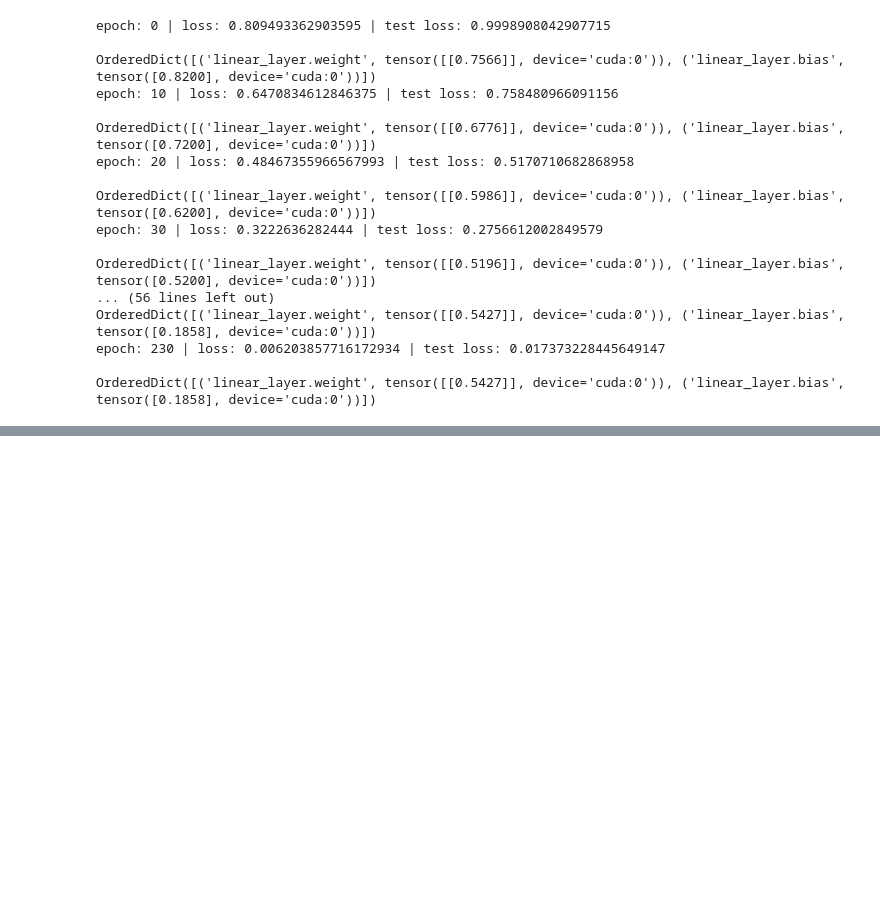
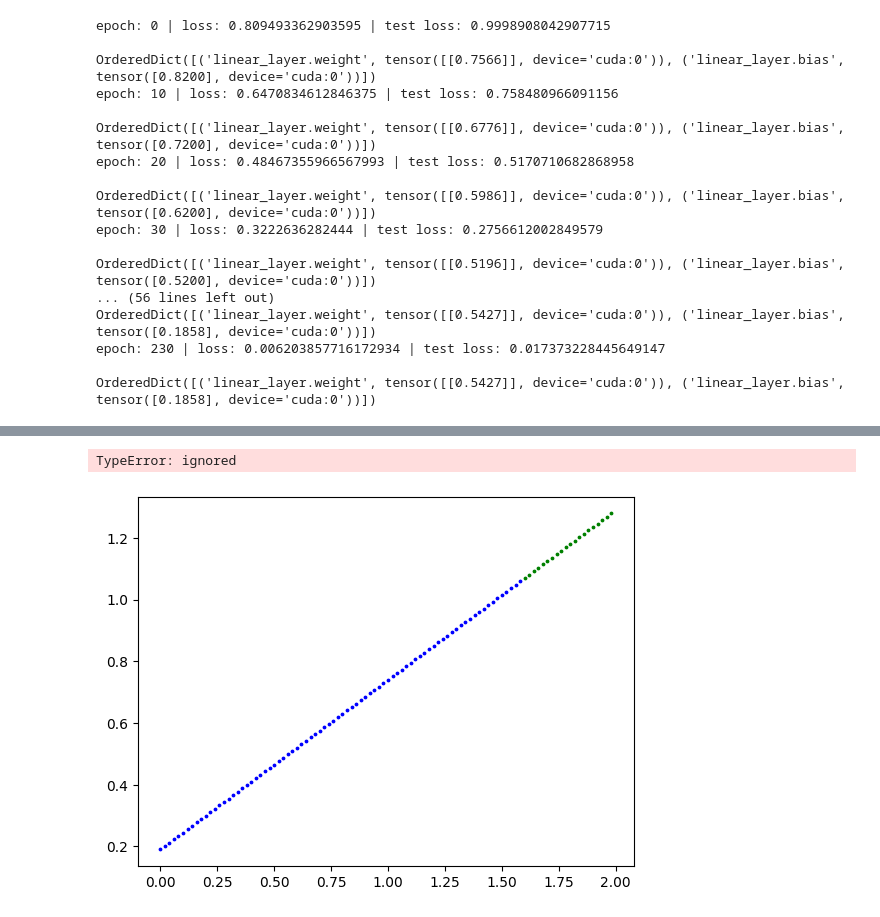
Before and after one commit to mirpouya/Pytorch_Tutorial, a Jupyter notebook: 01_PyTorch_Workflow.ipynb, the cells around one changed output, grey strips where cells are left out. Cells and saved outputs as stored; diff of their text form; code cells hidden in the pictures; blank space fills up the shorter version.

```diff
--- a/01_PyTorch_Workflow.ipynb
+++ b/01_PyTorch_Workflow.ipynb
@@ -646,7 +645,7 @@ def plot_predictions(X_train=X_train,
   #plot predictions
 
   if predictions is not None:
-    plt.plot(X_test, predictions, c="r", s=3, label="Predictions")
+    plt.scatter(X_test, predictions, c="r", s=3, label="Predictions")
 
   # show the ledgend
   plt.legend(prop={"size":10})
@@ -854,0 +861,8 @@ OrderedDict([('linear_layer.weight', tensor([[0.5427]], device='cuda:0')), ('lin
+# %%
+# model evaluation mode
+model_L.eval()
+
+with torch.inference_mode():
+  y_pred = model_L(X_test)
+
+y_pred
@@ -854,0 +890,6 @@ OrderedDict([('linear_layer.weight', tensor([[0.5427]], device='cuda:0')), ('lin
+# %%
+# visualize predictions
+plot_predictions(predictions=y_pred)
+# %% [output]
+TypeError: ignored
+[figure, added]
```
Also changed, not shown: parts of 11 cells of this notebook.
